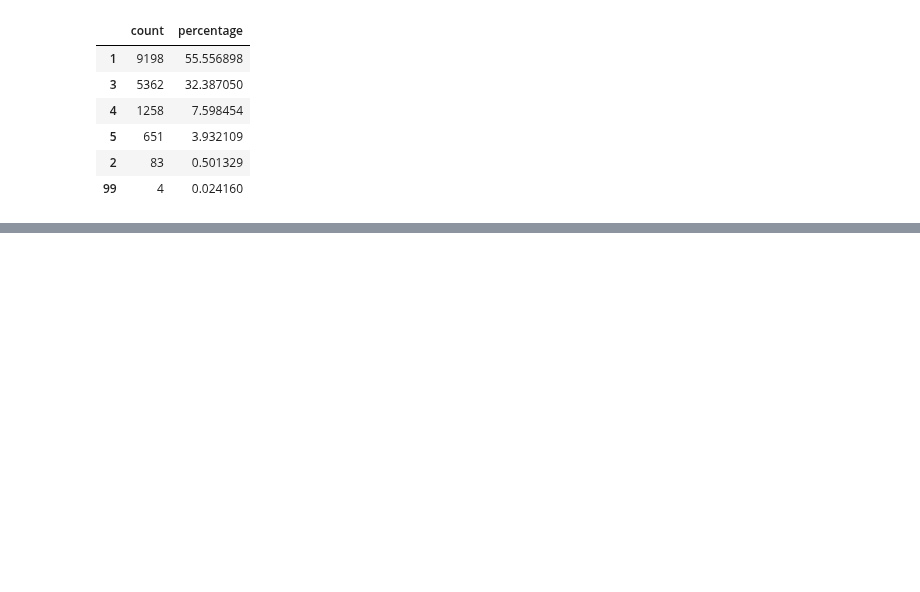
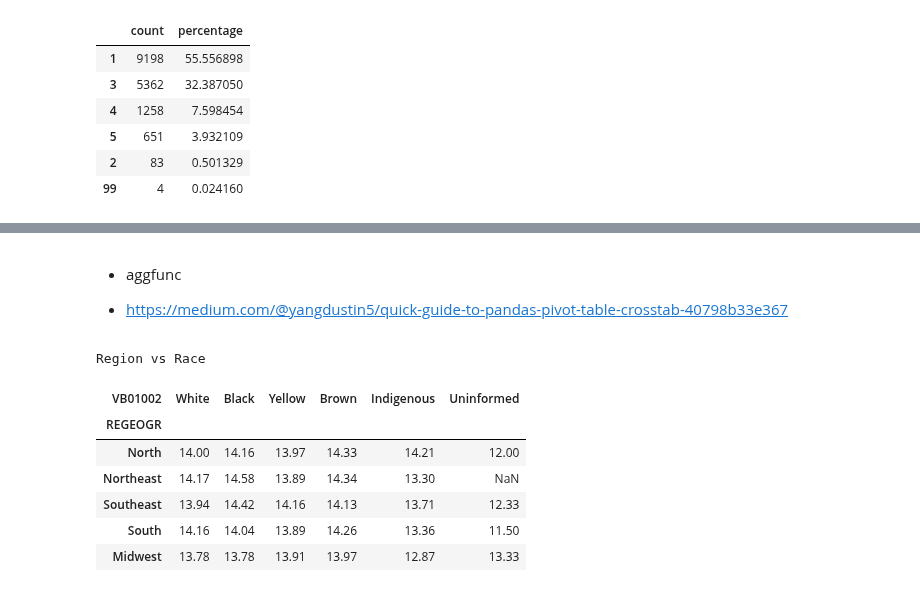
Before and after one commit to gabrielatrindade/alura-bootcamp, a Jupyter notebook: module3/pense_2015.ipynb, the cells around one changed output, grey strips where cells are left out. Drawn from its saved outputs; the diff is of its cells as text; code cells hidden in the pictures; blank space fills up the shorter version.

```diff
--- a/module3/pense_2015.ipynb
+++ b/module3/pense_2015.ipynb
@@ -389,0 +729,36 @@ create_dist_variable_table('VB01022')
+# %% [markdown]
+- aggfunc
+
+- https://medium.com/@yangdustin5/quick-guide-to-pandas-pivot-table-crosstab-40798b33e367
+# %%
+cross_frequency_REGEOGR_VB01002_agg_VB01003 = \
+    pd.crosstab(pense_2015['REGEOGR'],
+                pense_2015['VB01002'],
+                values=pense_2015['VB01003'],
+                aggfunc='mean').round(2)
+
+cross_frequency_REGEOGR_VB01002_agg_VB01003 \
+    .rename(index={1: 'North',
+                   2: 'Northeast',
+                   3: 'Southeast',
+                   4: 'South',
+                   5: 'Midwest'},
+            columns={1: 'White',
+                     2: 'Black',
+                     3: 'Yellow',
+                     4: 'Brown',
+                     5: 'Indigenous',
+                     99: 'Uninformed'},
+            inplace=True)
+
+print('Region vs Race: Mean Age')
+cross_frequency_REGEOGR_VB01002_agg_VB01003
+# %% [output]
+Region vs Race
+| VB01002 | White | Black | Yellow | Brown | Indigenous | Uninformed |
+| REGEOGR |  |  |  |  |  |  |
+| North | 14.00 | 14.16 | 13.97 | 14.33 | 14.21 | 12.00 |
+| Northeast | 14.17 | 14.58 | 13.89 | 14.34 | 13.30 | NaN |
+| Southeast | 13.94 | 14.42 | 14.16 | 14.13 | 13.71 | 12.33 |
+| South | 14.16 | 14.04 | 13.89 | 14.26 | 13.36 | 11.50 |
+| Midwest | 13.78 | 13.78 | 13.91 | 13.97 | 12.87 | 13.33 |
```
Also changed, not shown: parts of 35 cells of this notebook.
